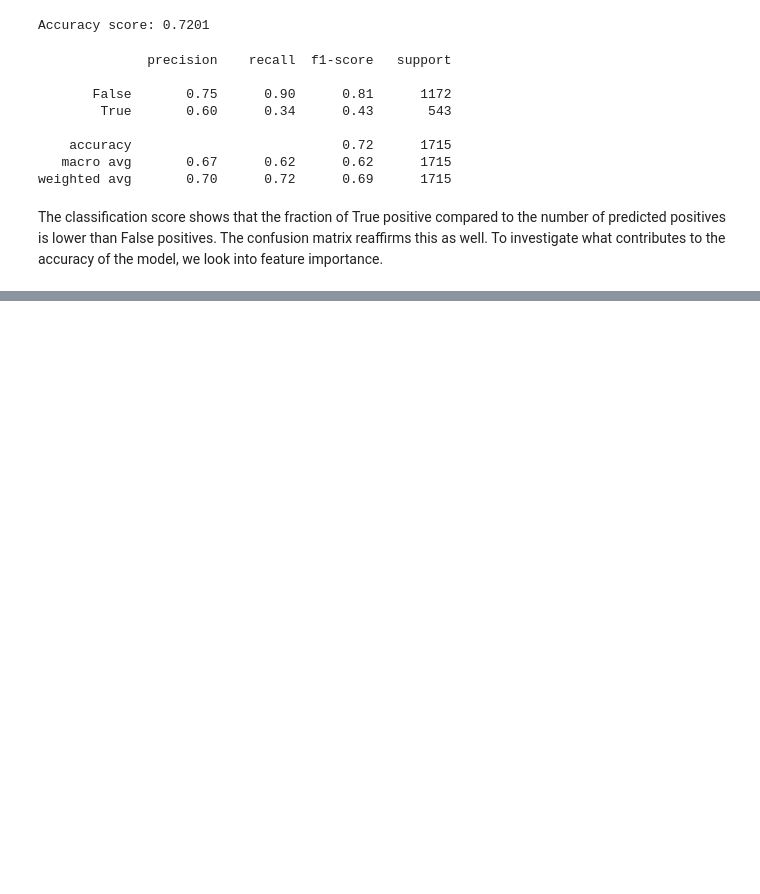
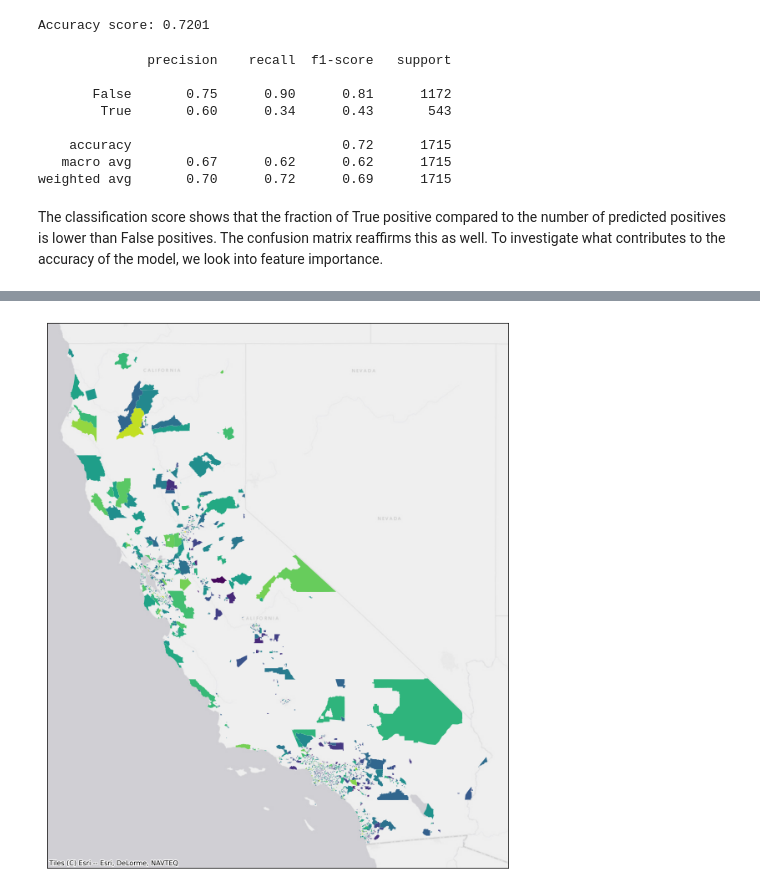
Before and after one commit to opheliasin/ev-charger-sales, a Jupyter notebook: Question 1.ipynb, the cells around one changed output, grey strips where cells are left out. Saved outputs shown, nothing was run; the diff lists cells and outputs as text; code cells hidden in the pictures; blank space fills up the shorter version.

Commit message:
created map for predictions

```diff
--- a/Question 1.ipynb
+++ b/Question 1.ipynb
@@ -202,0 +209,10 @@ We can also map
+# %%
+predictions = pd.DataFrame(rf.predict_proba(X_test),
+                           columns = ['pred_noCharger', 'pred_Charger']).join(X_test.reset_index())
+# %%
+predictions = gpd.GeoDataFrame(predictions,
+                    geometry = gpd.points_from_xy(
+                        predictions.long,
+                        predictions.lat, crs='EPSG:3310'))
+# %%
+predictions = gpd.sjoin(joinedDf, predictions)
@@ -202,0 +229,9 @@ We can also map
+# %%
+fig, ax = plt.subplots(figsize=(12,12))
+predictions.to_crs('EPSG:3857').plot('pred_Charger', ax=ax, cmap = )
+ctx.add_basemap(ax=ax, source=ctx.providers.Esri.WorldGrayCanvas)
+ax.set_xticks([])
+ax.set_yticks([])
+plt.show()
+# %% [output]
+[figure, added]
```
Also changed, not shown: parts of 7 cells of this notebook.
